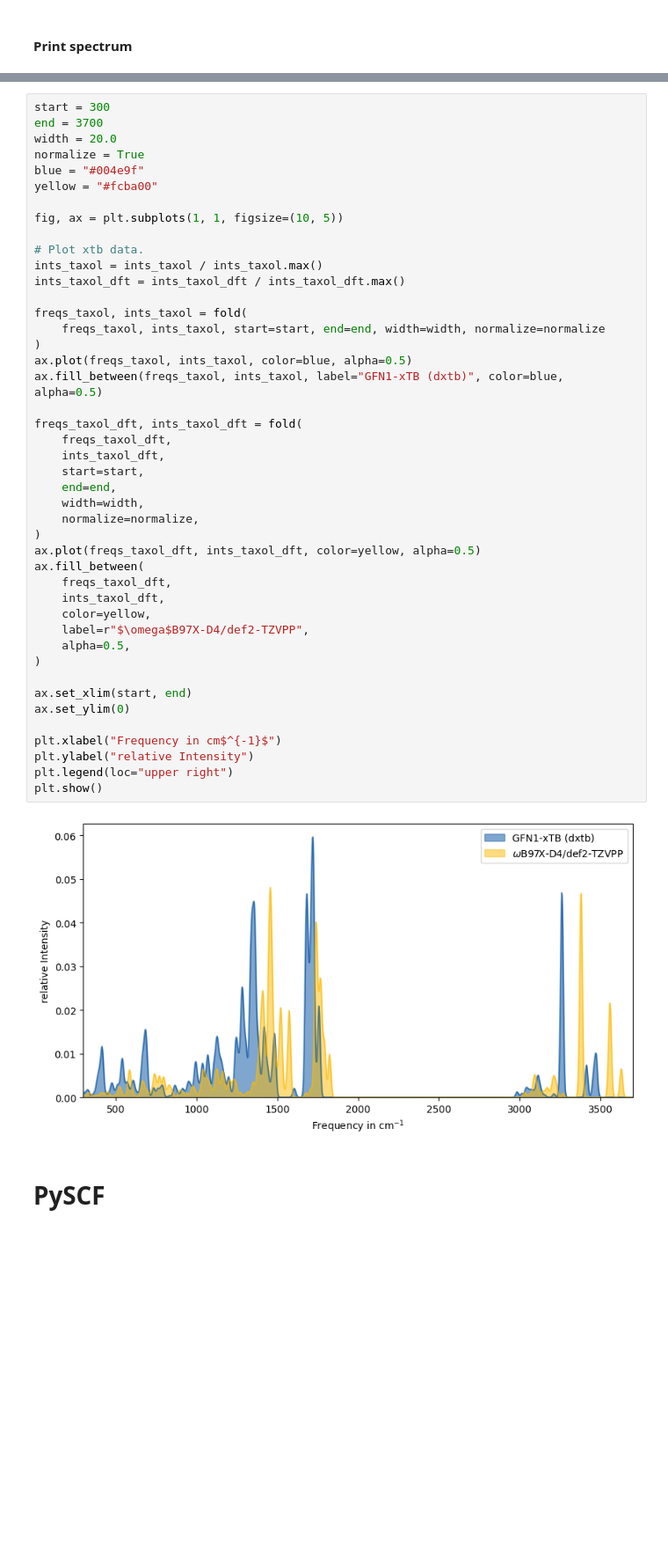
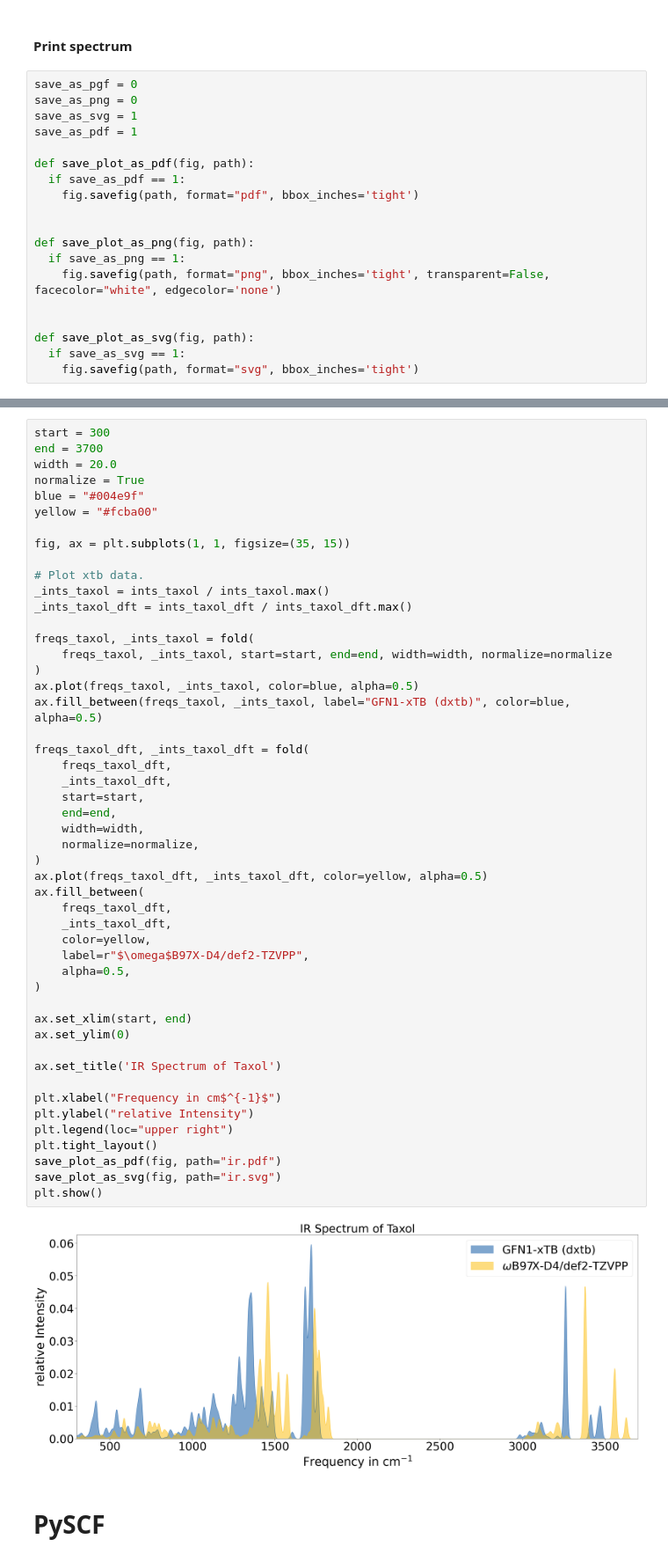
Before and after one commit to grimme-lab/dxtb, a Jupyter notebook: examples/ir.ipynb, the cells around one changed output, grey strips where cells are left out. Shown at 88% size. Cells and saved outputs as stored; diff of their text form; blank space fills up the shorter version.

Commit message:
Plot

```diff
--- a/examples/ir.ipynb
+++ b/examples/ir.ipynb
@@ -2205,3 +2206,22 @@ freqs_vanco = freqs_vanco.detach().numpy()
 ints_vanco = ints_vanco.detach().numpy()
 # %% [markdown]
 #### Print spectrum
+# %%
+save_as_pgf = 0
+save_as_png = 0
+save_as_svg = 1
+save_as_pdf = 1
+
+def save_plot_as_pdf(fig, path):
+  if save_as_pdf == 1:
+    fig.savefig(path, format="pdf", bbox_inches='tight')
+
+
+def save_plot_as_png(fig, path):
+  if save_as_png == 1:
+    fig.savefig(path, format="png", bbox_inches='tight', transparent=False, facecolor="white", edgecolor='none')
+
+
+def save_plot_as_svg(fig, path):
+  if save_as_svg == 1:
+    fig.savefig(path, format="svg", bbox_inches='tight')
@@ -2212,45 +2259,50 @@ width = 20.0
 normalize = True
 blue = "#004e9f"
 yellow = "#fcba00"
 
-fig, ax = plt.subplots(1, 1, figsize=(10, 5))
+fig, ax = plt.subplots(1, 1, figsize=(35, 15))
 
 # Plot xtb data.
-ints_taxol = ints_taxol / ints_taxol.max()
-ints_taxol_dft = ints_taxol_dft / ints_taxol_dft.max()
+_ints_taxol = ints_taxol / ints_taxol.max()
+_ints_taxol_dft = ints_taxol_dft / ints_taxol_dft.max()
 
-freqs_taxol, ints_taxol = fold(
-    freqs_taxol, ints_taxol, start=start, end=end, width=width, normalize=normalize
+freqs_taxol, _ints_taxol = fold(
+    freqs_taxol, _ints_taxol, start=start, end=end, width=width, normalize=normalize
 )
-ax.plot(freqs_taxol, ints_taxol, color=blue, alpha=0.5)
-ax.fill_between(freqs_taxol, ints_taxol, label="GFN1-xTB (dxtb)", color=blue, alpha=0.5)
+ax.plot(freqs_taxol, _ints_taxol, color=blue, alpha=0.5)
+ax.fill_between(freqs_taxol, _ints_taxol, label="GFN1-xTB (dxtb)", color=blue, alpha=0.5)
 
-freqs_taxol_dft, ints_taxol_dft = fold(
+freqs_taxol_dft, _ints_taxol_dft = fold(
     freqs_taxol_dft,
-    ints_taxol_dft,
+    _ints_taxol_dft,
     start=start,
     end=end,
     width=width,
     normalize=normalize,
 )
-ax.plot(freqs_taxol_dft, ints_taxol_dft, color=yellow, alpha=0.5)
+ax.plot(freqs_taxol_dft, _ints_taxol_dft, color=yellow, alpha=0.5)
 ax.fill_between(
     freqs_taxol_dft,
-    ints_taxol_dft,
+    _ints_taxol_dft,
     color=yellow,
     label=r"$\omega$B97X-D4/def2-TZVPP",
     alpha=0.5,
 )
 
 ax.set_xlim(start, end)
 ax.set_ylim(0)
 
+ax.set_title('IR Spectrum of Taxol')
+
 plt.xlabel("Frequency in cm$^{-1}$")
 plt.ylabel("relative Intensity")
 plt.legend(loc="upper right")
+plt.tight_layout()
+save_plot_as_pdf(fig, path="ir.pdf")
+save_plot_as_svg(fig, path="ir.svg")
 plt.show()
 # %% [output]
-[figure, old version]
+[figure, new version]
 # %% [markdown]
 # PySCF
 # %%
```
Also changed, not shown: parts of 3 cells of this notebook.
